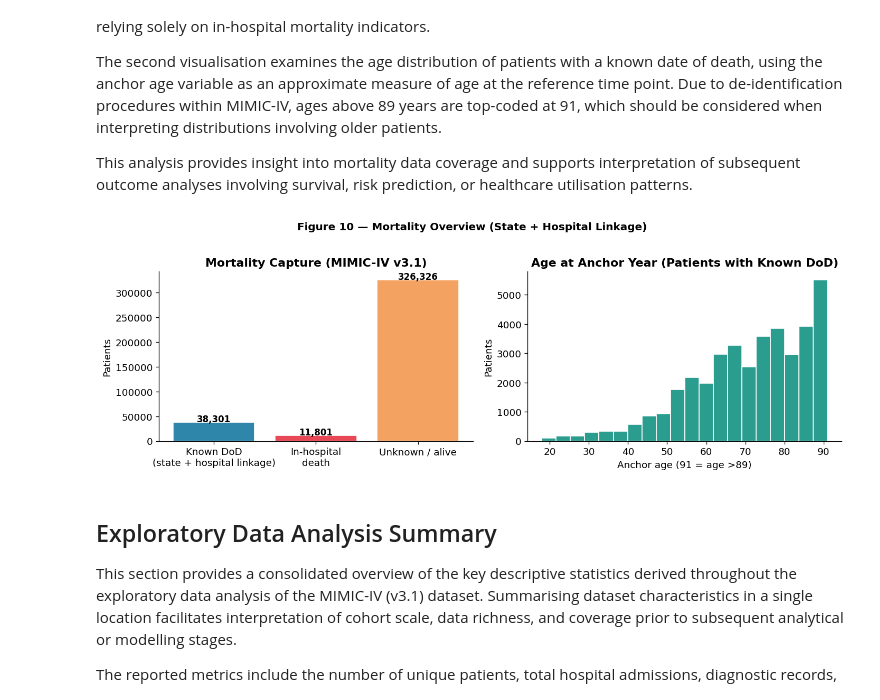
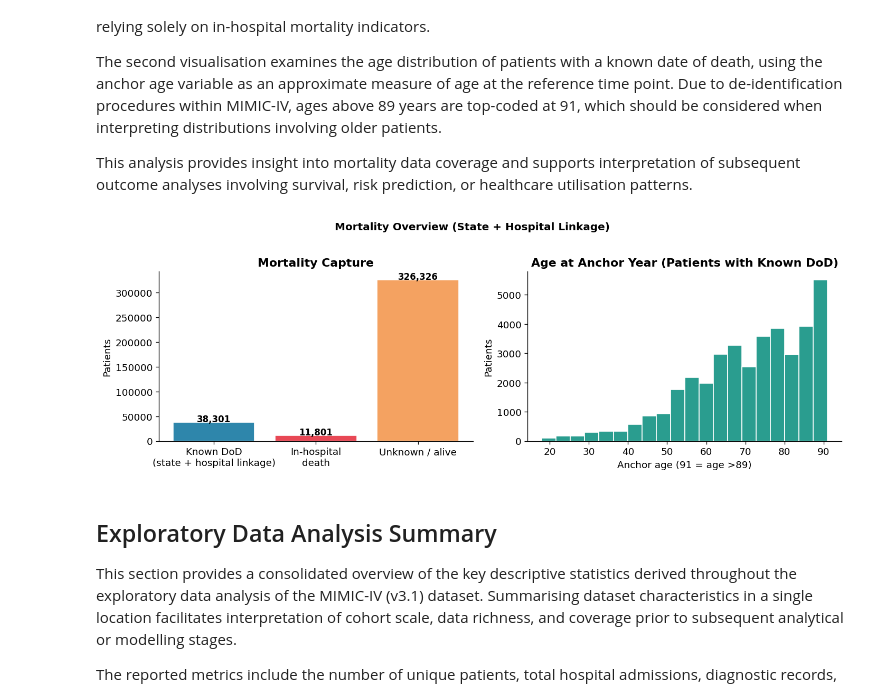
Before and after one commit to GitSentinel/medical_nlp_deterioration, a Jupyter notebook: notebooks/01_data_exploration.ipynb, the cells around one changed output. Drawn from its saved outputs; the diff is of its cells as text; code cells hidden in the pictures.

```diff
--- a/notebooks/01_data_exploration.ipynb
+++ b/notebooks/01_data_exploration.ipynb
@@ -1451,7 +1447,7 @@ for i, value in enumerate(mort_values):
     )
 
 axes[0].set_title(
-    'Mortality Capture (MIMIC-IV v3.1)',
+    'Mortality Capture',
     fontweight='bold'
 )
 
@@ -1467,35 +1463,35 @@ axes[1].hist(
     bins=20,
     color=PALETTE[3],
     edgecolor='white'
 )
 
 axes[1].set_title(
     'Age at Anchor Year (Patients with Known DoD)',
     fontweight='bold'
 )
 
 axes[1].set_xlabel('Anchor age (91 = age >89)')
 axes[1].set_ylabel('Patients')
 
 # Figure Formatting and Export
 plt.suptitle(
-    'Figure 10 — Mortality Overview (State + Hospital Linkage)',
+    'Mortality Overview (State + Hospital Linkage)',
     fontsize=12,
     fontweight='bold',
     y=1.02
 )
 
 plt.tight_layout()
 
 plt.savefig(
     f'{EDA_PLT}/eda_10_mortality_overview.png',
     dpi=150,
     bbox_inches='tight'
 )
 
 plt.show()
 # %% [output]
-[figure, old version]
+[figure, new version]
 # %% [markdown]
 ## Exploratory Data Analysis Summary
 
```
Also changed, not shown: parts of 12 cells of this notebook, 49 other files.
